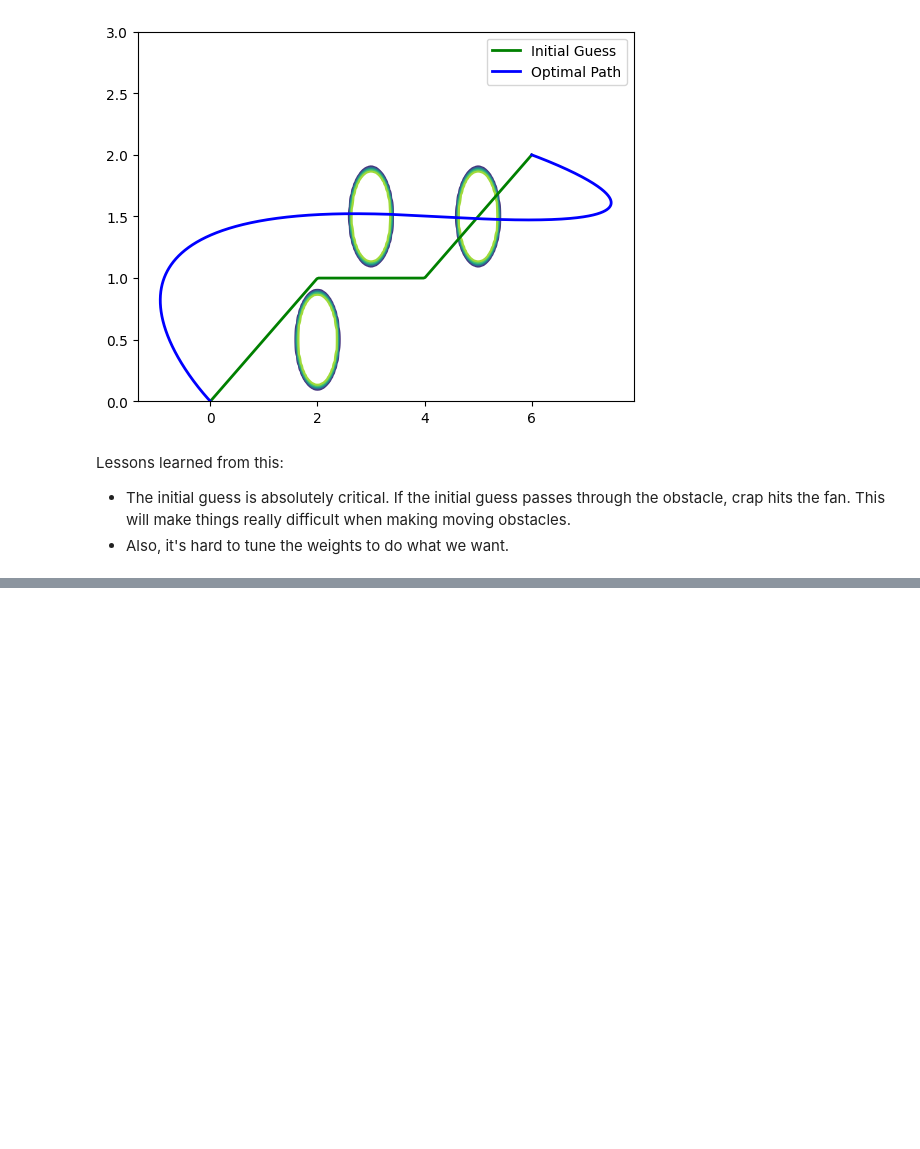
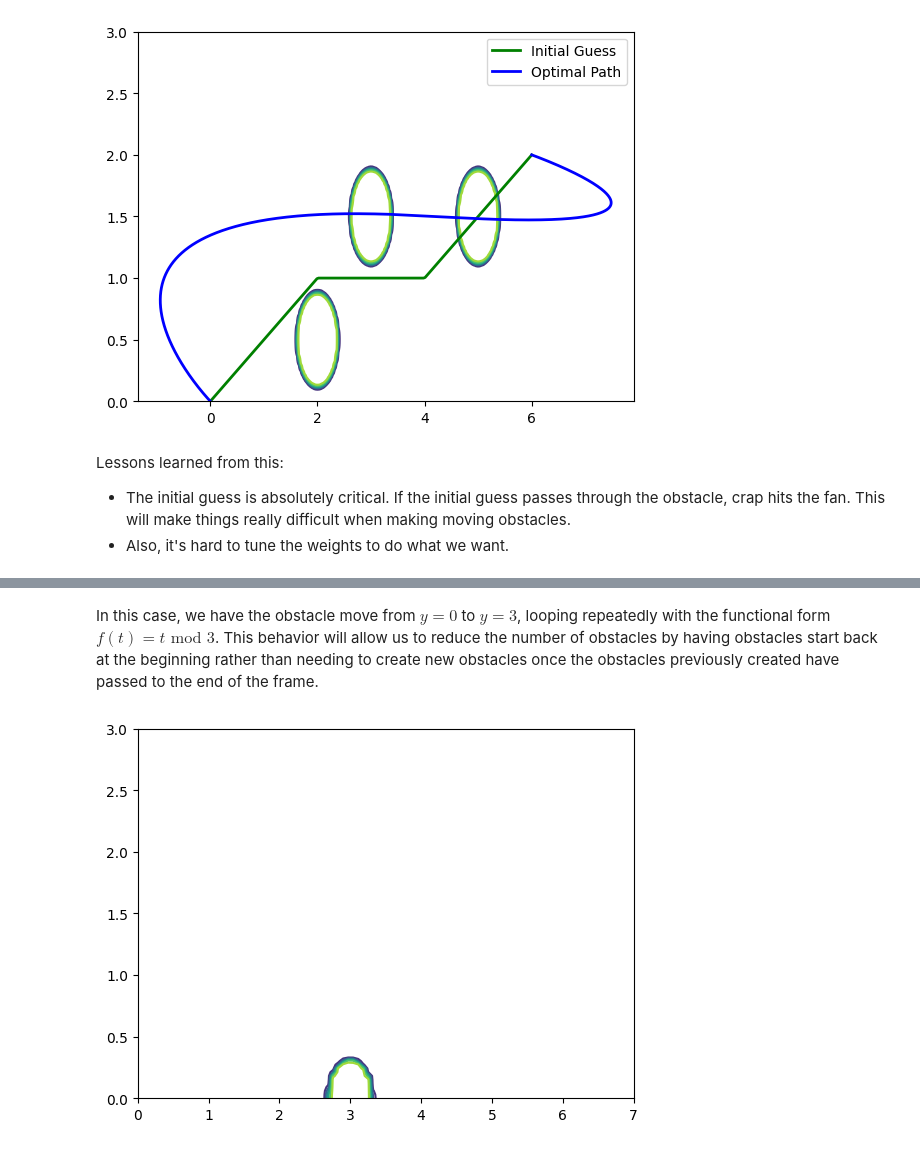
Before and after one commit to jpatrickb/moonlander_optimal_control, a Jupyter notebook: obstacle_avoidance.ipynb, the cells around one changed output, grey strips where cells are left out. Cells and saved outputs as stored; diff of their text form; code cells hidden in the pictures; blank space fills up the shorter version.

Commit message:
Added moving obstacles

```diff
--- a/obstacle_avoidance.ipynb
+++ b/obstacle_avoidance.ipynb
@@ -216,0 +281,23 @@ Lessons learned from this:
+# %% [markdown]
+In this case, we have the obstacle move from $y = 0$ to $y = 3$, looping repeatedly with the functional form $f(t) = t \text{ mod } 3$. This behavior will allow us to reduce the number of obstacles by having obstacles start back at the beginning rather than needing to create new obstacles once the obstacles previously created have passed to the end of the frame.
+# %%
+c = (lambda t: 3, lambda t: t % 3)
+
+fig, ax = plt.subplots()
+x = np.linspace(0, 7, 100)
+y = np.linspace(0, 3, 100)
+X, Y = np.meshgrid(x, y)
+
+
+contour = ax.contour(X, Y, moving_obstacle(0, X, Y, r=(0.1, 0.1), c=c))
+
+def update(t):
+    ax.clear()
+    contour = ax.contour(X, Y, moving_obstacle(t, X, Y, r=(0.1, 0.1), c=c))
+    return contour
+
+ani = FuncAnimation(fig, update, frames=np.linspace(0, 10, 100), interval=50)
+
+ani.save("moving_obstacle_animation.mp4")
+# %% [output]
+[figure, added]
```
Also changed, not shown: parts of 7 cells of this notebook.
